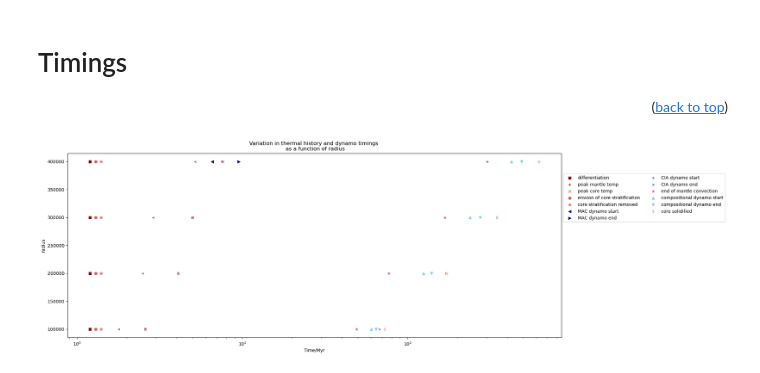
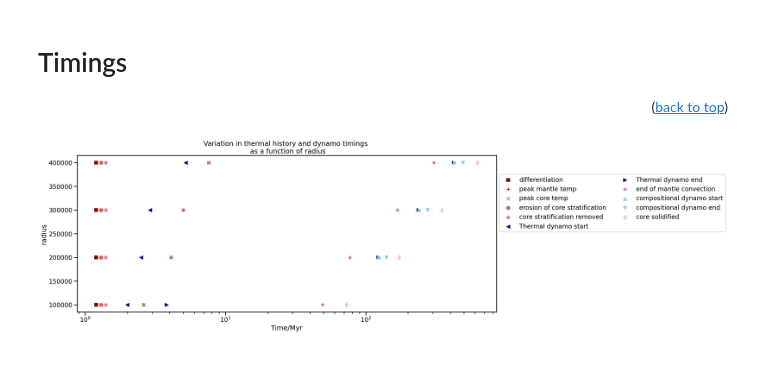
Before and after one commit to Hannah-RS/planetesimal-magnetic-history, a Jupyter notebook: Plotting_scripts/Single_var_comparison.ipynb, the cells around one changed output. Saved outputs shown, nothing was run; the diff lists cells and outputs as text; code cells hidden in the pictures.

```diff
--- a/Plotting_scripts/Single_var_comparison.ipynb
+++ b/Plotting_scripts/Single_var_comparison.ipynb
@@ -24,7 +24,7 @@ import pandas as pd
 # %% [markdown]
 ## Import data
 # %%
-folder = 'Minirun3/'
+folder = 'Singlevar1/'
 subfolders = {'rcmf':1,'eta0':2,'frht':3,'etal':4,'Xs_0':5,'Fe0':6,'alpha_n':7,'r':8}
 labels = {'rcmf':'$\\phi_{{RCMF}}$','eta0':'$\\eta_0$','frht':'frht','etal':'$\\eta_l$','Xs_0':'$X_{{s,0}}$','Fe0':'$^{{60}}Fe/^{{56}}Fe$','alpha_n':'$\\alpha_n$','r':'radius'}
 Myr = 365*24*3600*1e6 #number of s in Myr
@@ -197,5 +199,5 @@ if save == True:
 # Rem and core size <a class="anchor" id="Rt"></a>
 <p align="right">(<a href="#top">back to top</a>)</p>
 # %%
-colors = ['black','darkblue','blue','royalblue','cornflowerblue','paleturquoise','salmon','maroon']
+colors = ['black','darkblue','blue','royalblue','cornflowerblue','paleturquoise','salmon','maroon','saddlebrown','chocolate','orange','tan','olive','olivedrab','yellowgreen','darkolivegreen']
 # %%
@@ -298,24 +311,25 @@ if save == True:
 # %%
-plt.figure(figsize=[20,7.5])
-plt.title(f'Variation in thermal history and dynamo timings \n as a function of {varlab}')
-plt.scatter(data['diff_time'],data[var],label='differentiation',marker='s',color='darkred')
-plt.scatter(data['tmax'],data[var],label='peak mantle temp',marker='+',color='firebrick')
-plt.scatter(data['tcoremax'],data[var],label='peak core temp',marker='x',color='rosybrown')
-plt.scatter(data['tstrat_remove'],data[var],label='erosion of core stratification',marker='o',color='indianred')
-plt.scatter(data['terode'],data[var],label='core stratification removed',marker='p',color='lightcoral')
-plt.scatter(data['therm_on'],data[var],label='Thermal dynamo start',marker='<',color='darkblue')
-plt.scatter(data['therm_off'],data[var],label='Thermal dynamo end',marker='>',color='darkblue')
-plt.scatter(data['fcond_t'],data[var],label='end of mantle convection',marker='*',color='palevioletred')
-plt.scatter(data['comp_on'],data[var],label='compositional dynamo start',marker='^',color='skyblue')
-plt.scatter(data['comp_off'],data[var],label='compositional dynamo end',marker='v',color='skyblue')
-plt.scatter(data['tsolid'],data[var],label='core solidified',marker='d',color='pink')
-plt.xlabel('Time/Myr')
-plt.xscale('log')
-if logvar == True:
-    plt.yscale('log')
-plt.ylabel(varlab)
-plt.legend(ncols=2,bbox_to_anchor=(1,0.9))
+with sns.plotting_context('talk'):
+    plt.figure(figsize=[20,7.5])
+    plt.title(f'Variation in thermal history and dynamo timings \n as a function of {varlab}')
+    plt.scatter(data['diff_time'],data[var],label='differentiation',marker='s',color='darkred')
+    plt.scatter(data['tmax'],data[var],label='peak mantle temp',marker='+',color='firebrick')
+    plt.scatter(data['tcoremax'],data[var],label='peak core temp',marker='x',color='rosybrown')
+    plt.scatter(data['tstrat_remove'],data[var],label='erosion of core stratification',marker='o',color='indianred')
+    plt.scatter(data['terode'],data[var],label='core stratification removed',marker='p',color='lightcoral')
+    plt.scatter(data['therm_on'],data[var],label='Thermal dynamo start',marker='<',color='darkblue')
+    plt.scatter(data['therm_off'],data[var],label='Thermal dynamo end',marker='>',color='darkblue')
+    plt.scatter(data['fcond_t'],data[var],label='end of mantle convection',marker='*',color='palevioletred')
+    plt.scatter(data['comp_on'],data[var],label='compositional dynamo start',marker='^',color='skyblue')
+    plt.scatter(data['comp_off'],data[var],label='compositional dynamo end',marker='v',color='skyblue')
+    plt.scatter(data['tsolid'],data[var],label='core solidified',marker='d',color='pink')
+    plt.xlabel('Time/Myr')
+    plt.xscale('log')
+    if logvar == True:
+        plt.yscale('log')
+    plt.ylabel(varlab)
+    plt.legend(ncols=2,bbox_to_anchor=(1,0.9))
 if save == True:
     plt.savefig(f'../Plots/{folder}all_timings_{var}.png',dpi=450,bbox_inches='tight')
 # %% [output]
-[figure, old version]
+[figure, new version]
```
Also changed, not shown: parts of 5 cells of this notebook.
